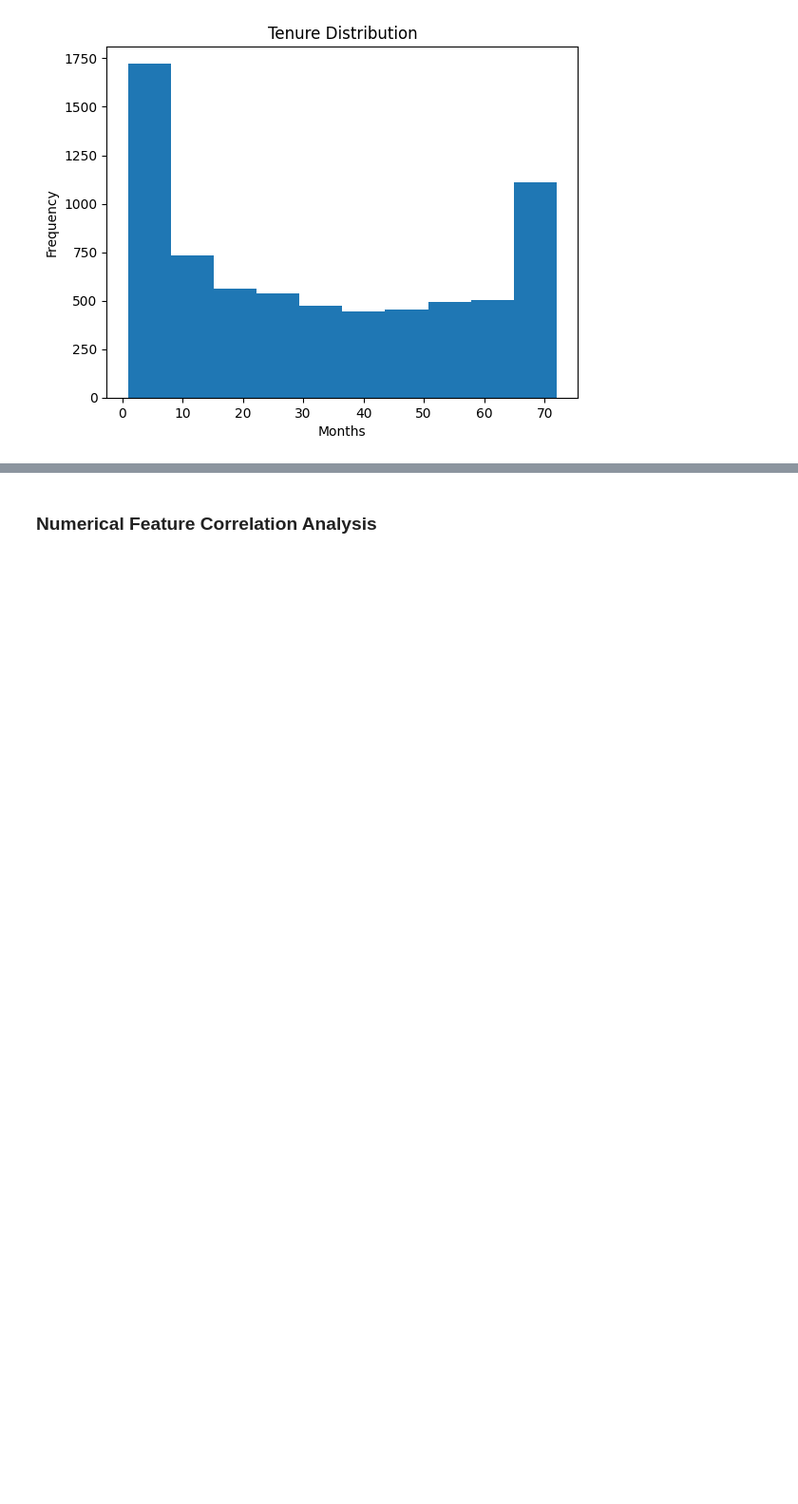
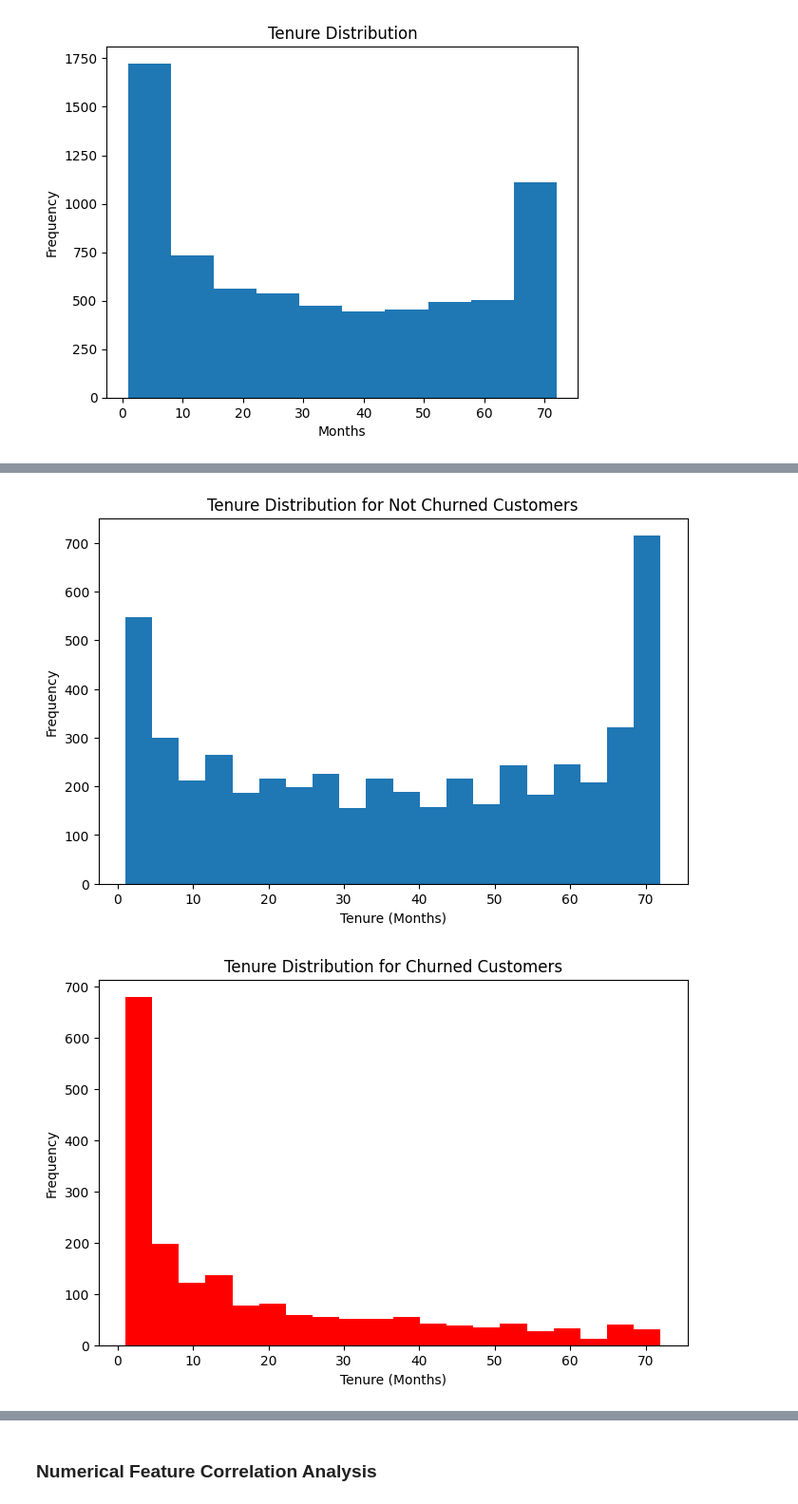
Before and after one commit to cuboidalstudios/MLAssignment2025, a Jupyter notebook: MLTask1.ipynb, the cells around one changed output, grey strips where cells are left out. Shown at 95% size. Saved outputs shown, nothing was run; the diff lists cells and outputs as text; code cells hidden in the pictures; blank space fills up the shorter version.

```diff
--- a/MLTask1.ipynb
+++ b/MLTask1.ipynb
@@ -150,0 +167,19 @@ plt.show()
+# %%
+plt.figure(figsize=(8,5))
+
+df[df['Churn']=='No']['tenure'].plot(kind='hist', bins=20)
+plt.title('Tenure Distribution for Not Churned Customers')
+plt.xlabel('Tenure (Months)')
+plt.ylabel('Frequency')
+plt.show()
+
+plt.figure(figsize=(8,5))
+
+df[df['Churn']=='Yes']['tenure'].plot(kind='hist',color = 'red', bins=20)
+plt.title('Tenure Distribution for Churned Customers')
+plt.xlabel('Tenure (Months)')
+plt.ylabel('Frequency')
+plt.show()
+# %% [output]
+[figure, added]
+[figure, added]
```
Also changed, not shown: parts of 19 cells of this notebook.
